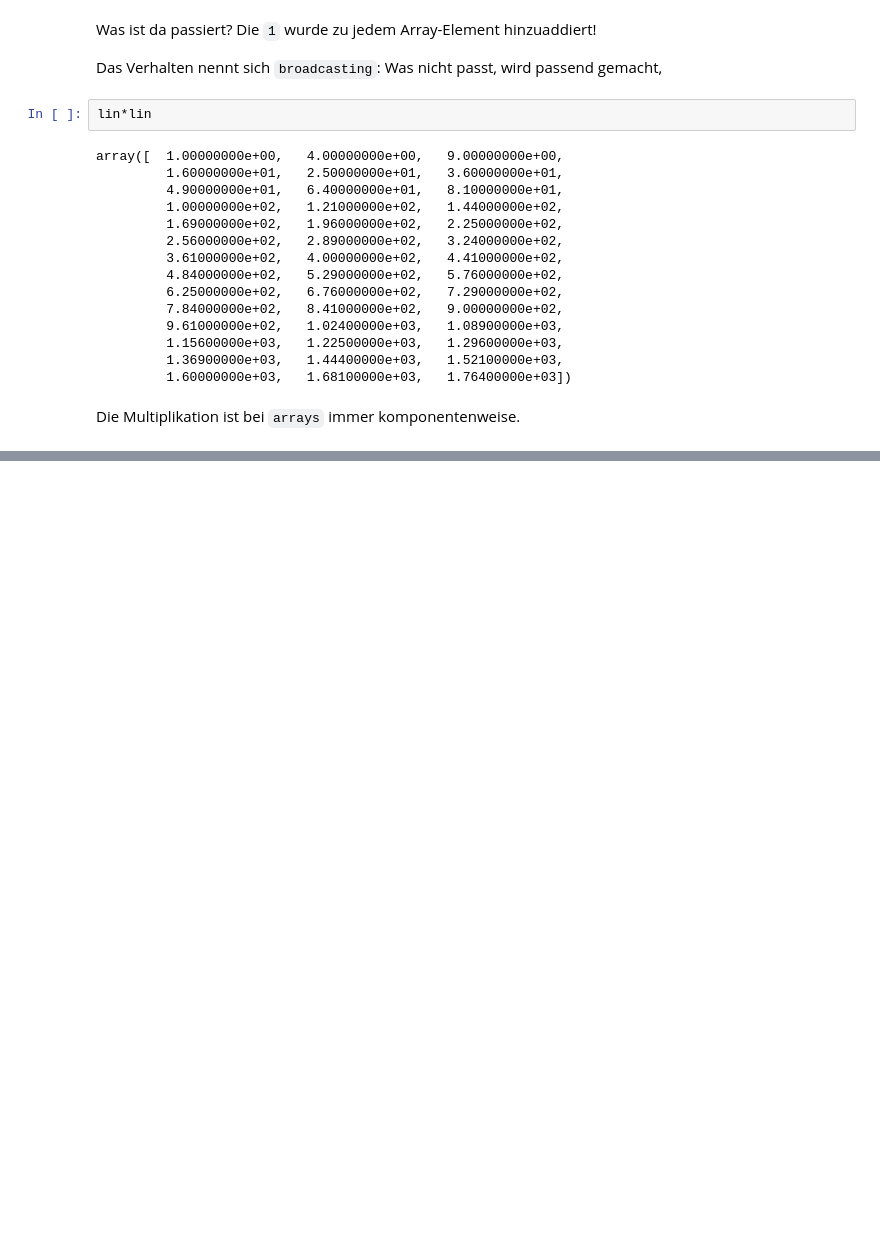
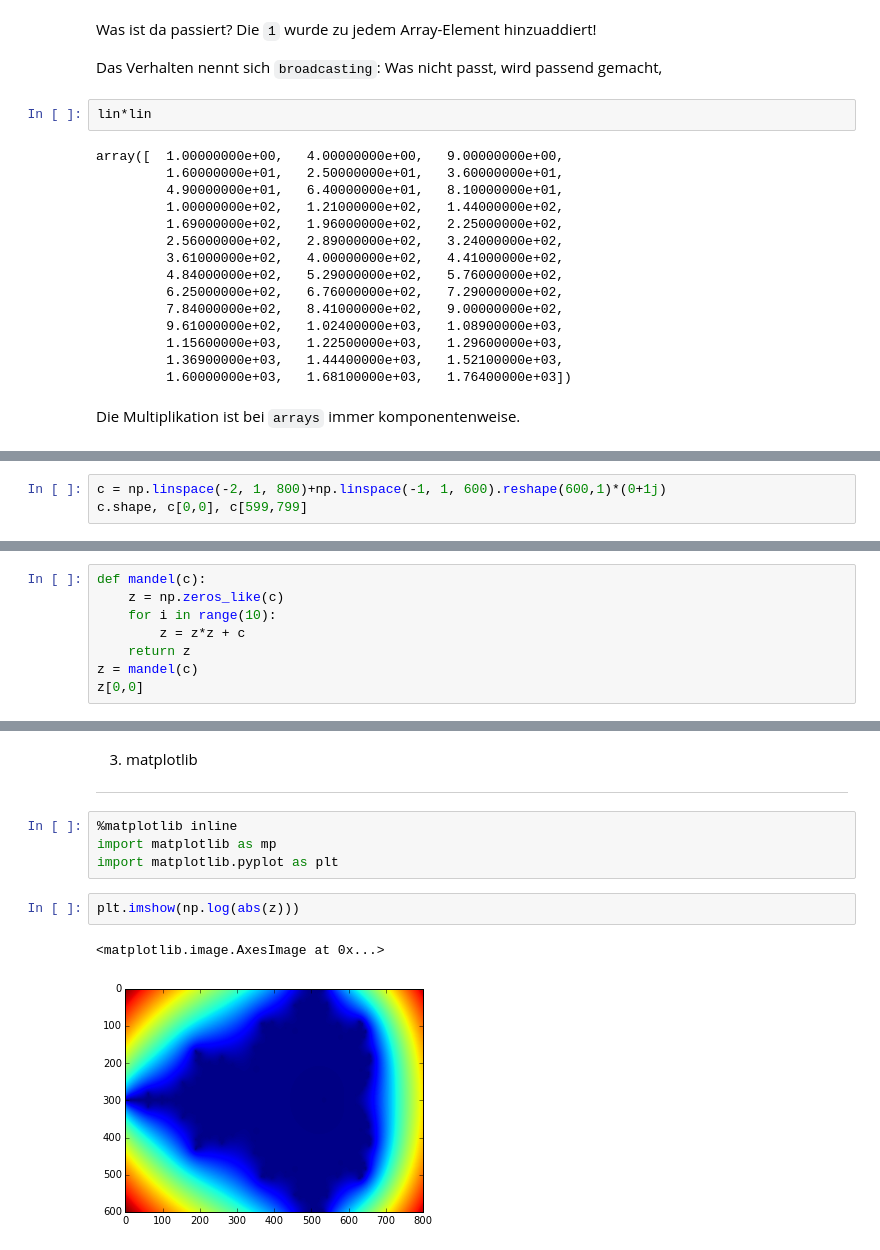
Before and after one commit to hrenkap/scipy_workshop, a Jupyter notebook: Workshop1.ipynb, the cells around one changed output, grey strips where cells are left out. Cells and saved outputs as stored; diff of their text form; blank space fills up the shorter version.

Commit message:
Add mandelbrot example

```diff
--- a/Workshop1.ipynb
+++ b/Workshop1.ipynb
@@ -126,0 +133,3 @@ Die Multiplikation ist bei `arrays` immer komponentenweise.
+# %%
+c = np.linspace(-2, 1, 800)+np.linspace(-1, 1, 600).reshape(600,1)*(0+1j)
+c.shape, c[0,0], c[599,799]
@@ -126,0 +138,8 @@ Die Multiplikation ist bei `arrays` immer komponentenweise.
+# %%
+def mandel(c):
+    z = np.zeros_like(c)
+    for i in range(10):
+        z = z*z + c
+    return z
+z = mandel(c)
+z[0,0]
@@ -126,0 +166,12 @@ Die Multiplikation ist bei `arrays` immer komponentenweise.
+# %% [markdown]
+3. matplotlib
+----------
+# %%
+%matplotlib inline
+import matplotlib as mp
+import matplotlib.pyplot as plt
+# %%
+plt.imshow(np.log(abs(z)))
+# %% [output]
+<matplotlib.image.AxesImage at 0x...>
+[figure, added]
```
Also changed, not shown: parts of 8 cells of this notebook.
